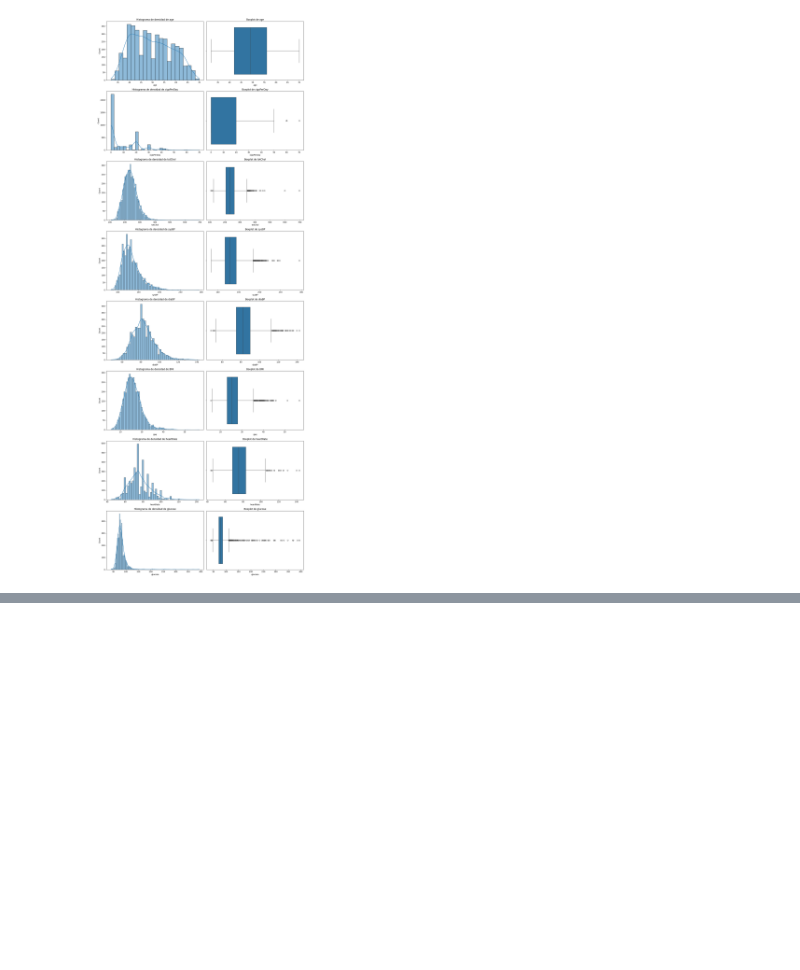
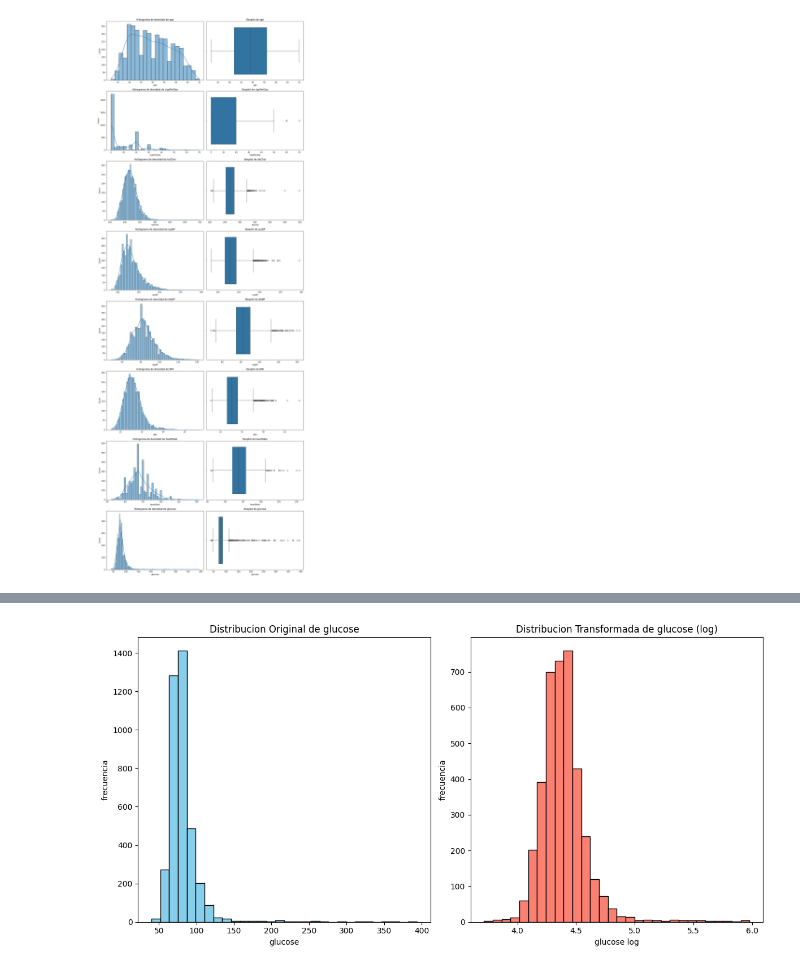
Before and after one commit to alejandrofanye/trabajo_individual_health_lifestyle_alejandrofan-yezhang, a Jupyter notebook: src/EDA.ipynb, the cells around one changed output, grey strips where cells are left out. Drawn from its saved outputs; the diff is of its cells as text; code cells hidden in the pictures; blank space fills up the shorter version.

```diff
--- a/src/EDA.ipynb
+++ b/src/EDA.ipynb
@@ -170,0 +234,23 @@ plt.show()
+# %%
+df["glucose_log"]=np.log1p(df["glucose"])
+# %%
+plt.figure(figsize=(12,6))
+
+#histograma de la distribucion original de "fare"
+plt.subplot(1,2,1)
+plt.hist(df["glucose"],bins=30,color="skyblue",edgecolor="k")
+plt.title("Distribucion Original de glucose")
+plt.xlabel("glucose")
+plt.ylabel("frecuencia")
+
+#histograma de la distribucion transformada de "fare_robust"
+plt.subplot(1,2,2)
+plt.hist(df["glucose_log"],bins=30,color="salmon",edgecolor="k")
+plt.title("Distribucion Transformada de glucose (log)")
+plt.xlabel("glucose log")
+plt.ylabel("frecuencia")
+
+plt.tight_layout()
+plt.show()
+# %% [output]
+[figure, added]
```
Also changed, not shown: parts of 11 cells of this notebook.
